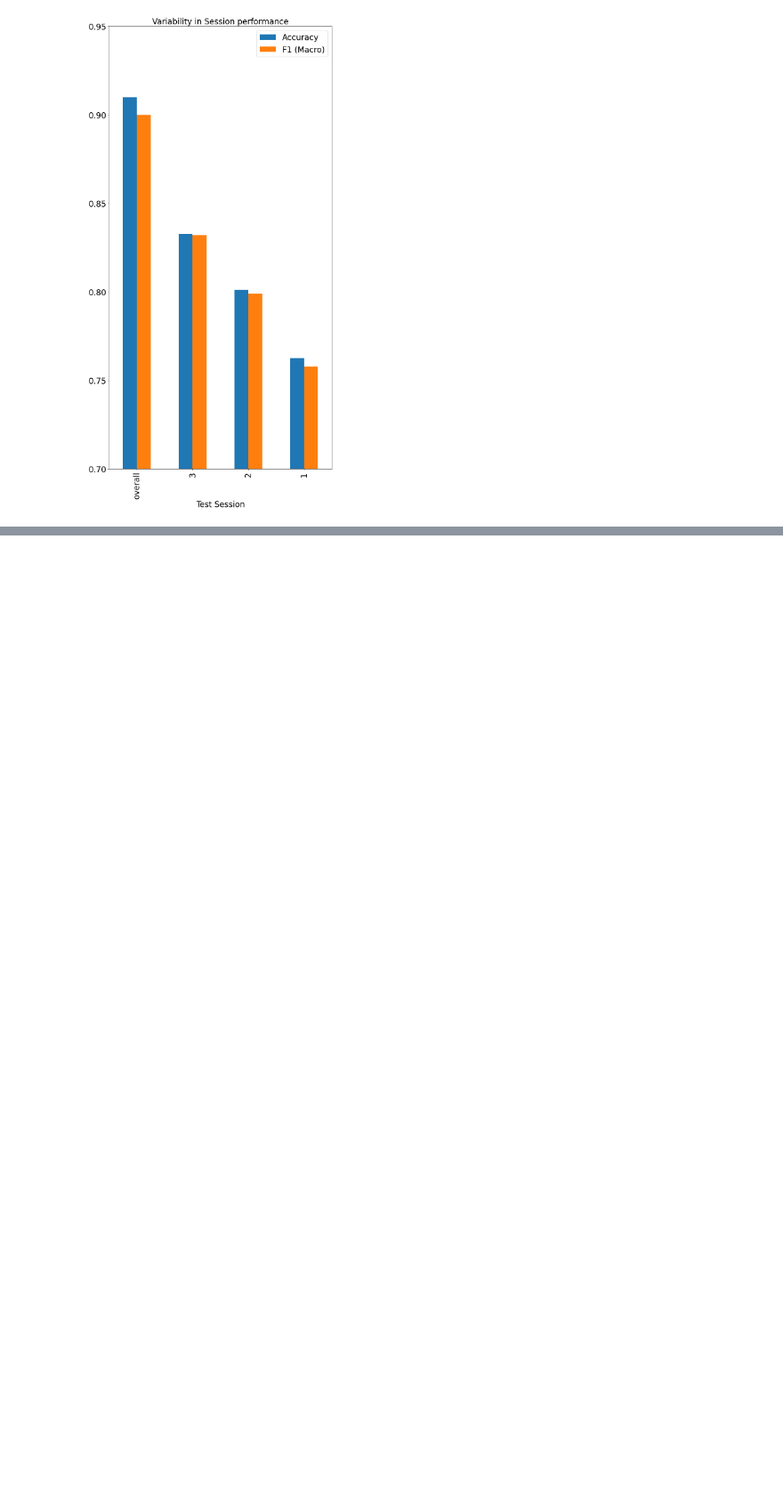
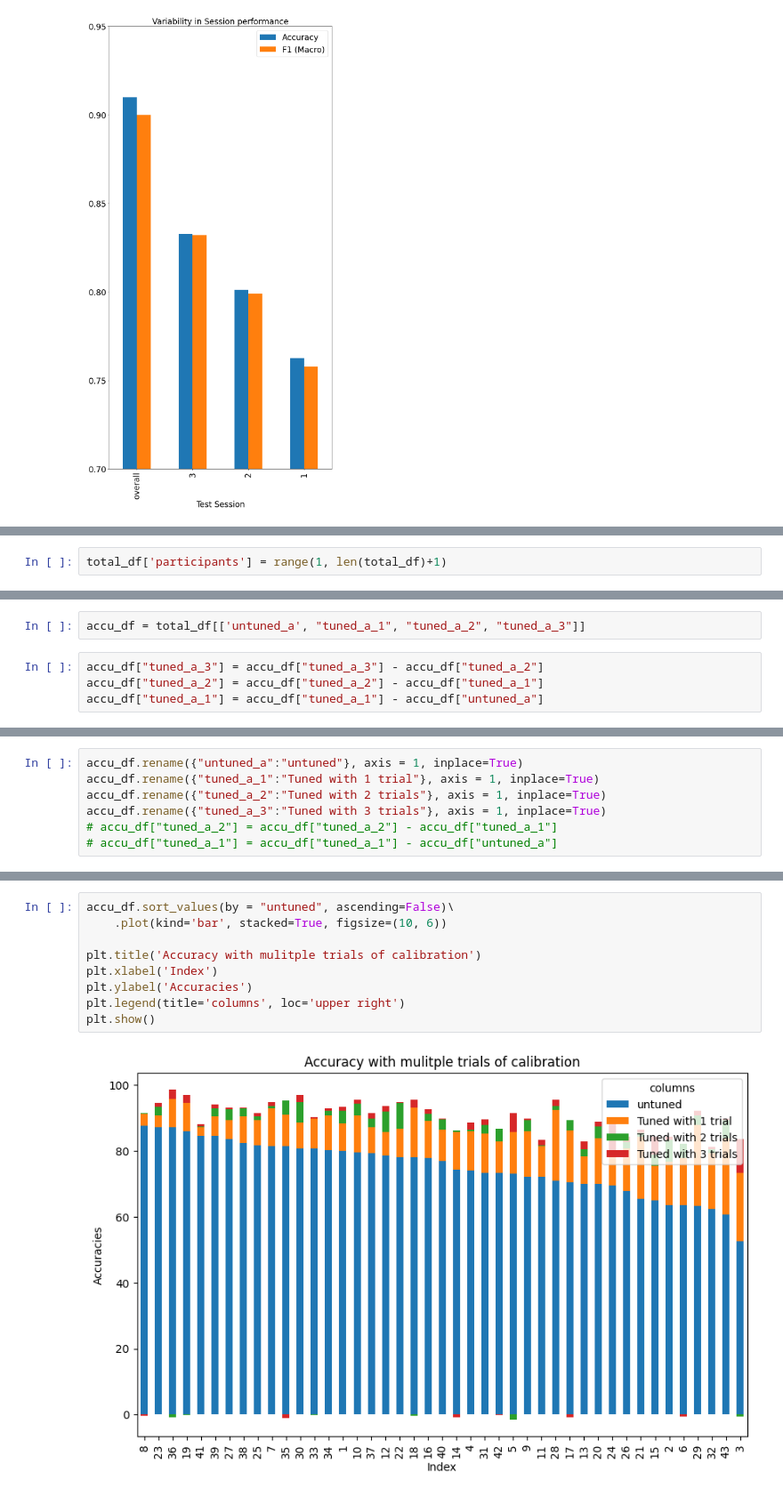
Before and after one commit to tanmaygadgil/DS5500-project, a Jupyter notebook: DL/Analysis.ipynb, the cells around one changed output, grey strips where cells are left out. Shown: that part at 89% size. Drawn from its saved outputs; the diff is of its cells as text; blank space fills up the shorter version.

```diff
--- a/DL/Analysis.ipynb
+++ b/DL/Analysis.ipynb
@@ -219,0 +328,2 @@ Text(0.5, 1.0, 'Variability in Session performance')
+# %%
+total_df['participants'] = range(1, len(total_df)+1)
@@ -219,0 +352,6 @@ Text(0.5, 1.0, 'Variability in Session performance')
+# %%
+accu_df = total_df[['untuned_a', "tuned_a_1", "tuned_a_2", "tuned_a_3"]]
+# %%
+accu_df["tuned_a_3"] = accu_df["tuned_a_3"] - accu_df["tuned_a_2"]
+accu_df["tuned_a_2"] = accu_df["tuned_a_2"] - accu_df["tuned_a_1"]
+accu_df["tuned_a_1"] = accu_df["tuned_a_1"] - accu_df["untuned_a"]
@@ -219,0 +374,7 @@ Text(0.5, 1.0, 'Variability in Session performance')
+# %%
+accu_df.rename({"untuned_a":"untuned"}, axis = 1, inplace=True)
+accu_df.rename({"tuned_a_1":"Tuned with 1 trial"}, axis = 1, inplace=True)
+accu_df.rename({"tuned_a_2":"Tuned with 2 trials"}, axis = 1, inplace=True)
+accu_df.rename({"tuned_a_3":"Tuned with 3 trials"}, axis = 1, inplace=True)
+# accu_df["tuned_a_2"] = accu_df["tuned_a_2"] - accu_df["tuned_a_1"]
+# accu_df["tuned_a_1"] = accu_df["tuned_a_1"] - accu_df["untuned_a"]
@@ -219,0 +418,11 @@ Text(0.5, 1.0, 'Variability in Session performance')
+# %%
+accu_df.sort_values(by = "untuned", ascending=False)\
+    .plot(kind='bar', stacked=True, figsize=(10, 6))
+
+plt.title('Accuracy with mulitple trials of calibration')
+plt.xlabel('Index')
+plt.ylabel('Accuracies')
+plt.legend(title='columns', loc='upper right')
+plt.show()
+# %% [output]
+[figure, added]
```
Also changed, not shown: parts of 20 cells of this notebook, 4 other files.
